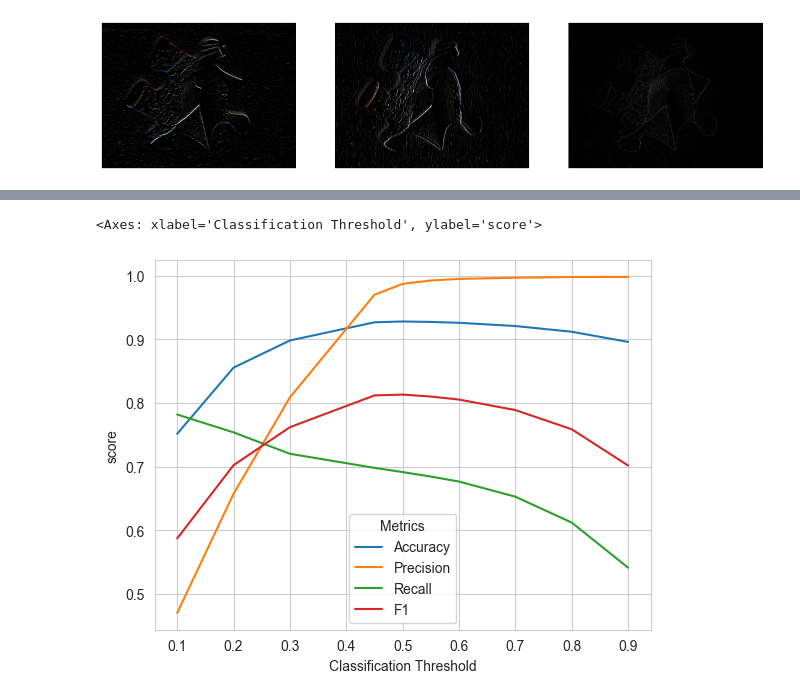
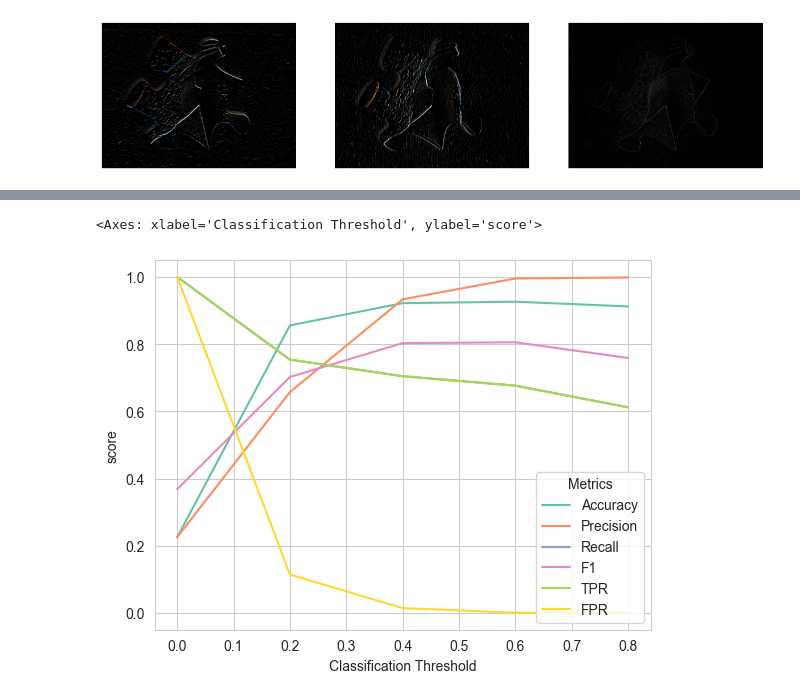
Before and after one commit to orwellian225/cv, a Jupyter notebook: lab1/main.ipynb, the cells around one changed output, grey strips where cells are left out. Cells and saved outputs as stored; diff of their text form; code cells hidden in the pictures.

Commit message:
fix: roc curve

```diff
--- a/lab1/main.ipynb
+++ b/lab1/main.ipynb
@@ -558,7 +559,7 @@ def fg_classifier(prob_values, fg_threshold):
 # %%
 predicted_images = []
 classified_images = []
-test_thresholds = np.arange(0., 1., 0.05)
+test_thresholds = np.arange(0., 1., 0.2)
 image_probabilities = fg_probabilites(data[1])
 predicted_images.append(image_probabilities)
 
@@ -572,0 +575,5 @@ TypeError: 'Axes' object is not subscriptable
+# %%
+for i in range(len(test_thresholds)):
+    ax = sns.heatmap(classified_images[i], cmap="grey", cbar=False)
+    ax.axis('off')
+    plt.show()
@@ -582,6 +595,9 @@ precisions = []
 recalls = []
 f1_scores = []
 confusion_matrices = []
+
+true_positive_rate = []
+false_positive_rate = []
 
 for i in range(len(test_thresholds)):
     is_fg = (masks[1] >= mask_threshold).all(axis=2)
@@ -601,16 +617,23 @@ for i in range(len(test_thresholds)):
     recalls.append( num_true_positives[-1] / (num_true_positives[-1] + num_false_negatives[-1]) )
     f1_scores.append( 2 * precisions[-1] * recalls[-1] / (precisions[-1] + recalls[-1]) )
 
+    true_positive_rate.append( num_true_positives[-1] / (num_true_positives[-1] + num_false_negatives[-1]) )
+    false_positive_rate.append( num_false_positives[-1] / (num_false_positives[-1] + num_true_negatives[-1]) )
+
 accuracies = np.array(accuracies)
 precisions = np.array(precisions)
 recalls = np.array(recalls)
 f1_scores = np.array(f1_scores)
+
+true_positive_rate = np.array(true_positive_rate)
+false_positive_rate = np.array(false_positive_rate)
 # %%
 results = pd.DataFrame(data={
     'Classification Threshold': test_thresholds,
     'Accuracy': accuracies,
     'Precision': precisions,
     'Recall': recalls,
-    'F1': f1_scores
+    'F1': f1_scores,
+    'TPR': true_positive_rate,
+    'FPR': false_positive_rate
 })
-results = pd.melt(results, ['Classification Threshold'], var_name='Metrics', value_name='score')
@@ -617,5 +647,5 @@ results = pd.melt(results, ['Classification Threshold'], var_name='Metrics', val
 # %%
-sns.lineplot(data=results, x="Classification Threshold", y="score", hue="Metrics")
+sns.lineplot(data=results, x="Classification Threshold", y="score", hue="Metrics", palette="Set2")
 # %% [output]
 <Axes: xlabel='Classification Threshold', ylabel='score'>
-[figure, old version]
+[figure, new version]
```
Also changed, not shown: parts of 5 cells of this notebook.
